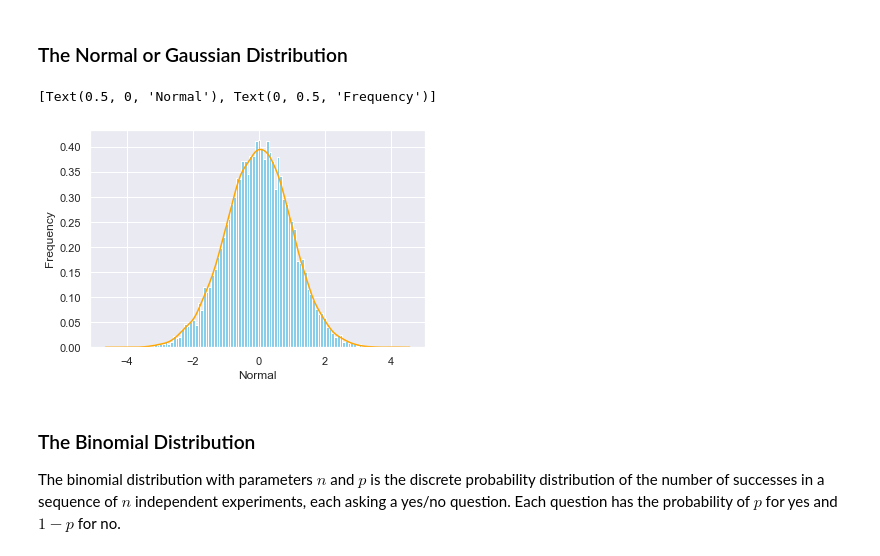
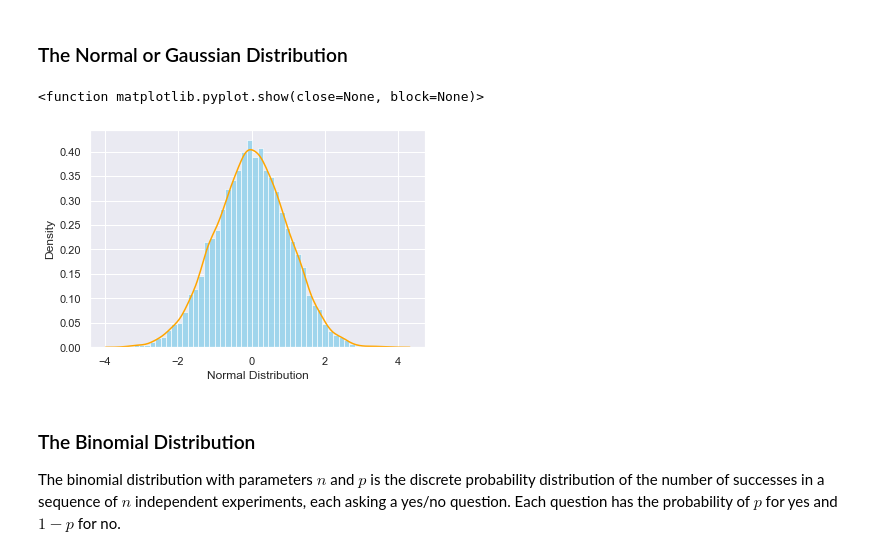
Before and after one commit to rhennig/EMA6938, a Jupyter notebook: Notebooks/2.Math_Probability.ipynb, the cells around one changed output. Saved outputs shown, nothing was run; the diff lists cells and outputs as text; code cells hidden in the pictures.

```diff
--- a/Notebooks/2.Math_Probability.ipynb
+++ b/Notebooks/2.Math_Probability.ipynb
@@ -537,16 +538,16 @@ from scipy.stats import norm
 # %%
 # generate random numbersfrom N(0,1)
 data_normal = norm.rvs(size=10000,loc=0,scale=1)
-# %%
-ax = sns.distplot(data_normal,
-                  bins=100,
-                  kde=True,
-                  color='orange',
-                  hist_kws={'color':'skyblue', 'alpha':1})
-ax.set(xlabel='Normal', ylabel='Frequency')
-# %% [output]
-[Text(0.5, 0, 'Normal'), Text(0, 0.5, 'Frequency')]
-[figure, removed]
+# %%
+plt.figure(figsize=(6, 4))
+sn.histplot(data_normal, stat='density', bins=50, color='skyblue')
+sn.kdeplot(data_normal, color="orange")
+plt.xlabel('Normal Distribution')
+plt.ylabel('Density')
+plt.show
+# %% [output]
+<function matplotlib.pyplot.show(close=None, block=None)>
+[figure, added]
 # %% [markdown]
 ### The Binomial Distribution
 The binomial distribution with parameters $n$ and $p$ is the discrete probability distribution of the number of successes in a sequence of $n$ independent experiments, each asking a yes/no question. Each question has the probability of $p$ for yes and $1-p$ for no.
```
Also changed, not shown: parts of 15 cells of this notebook.
